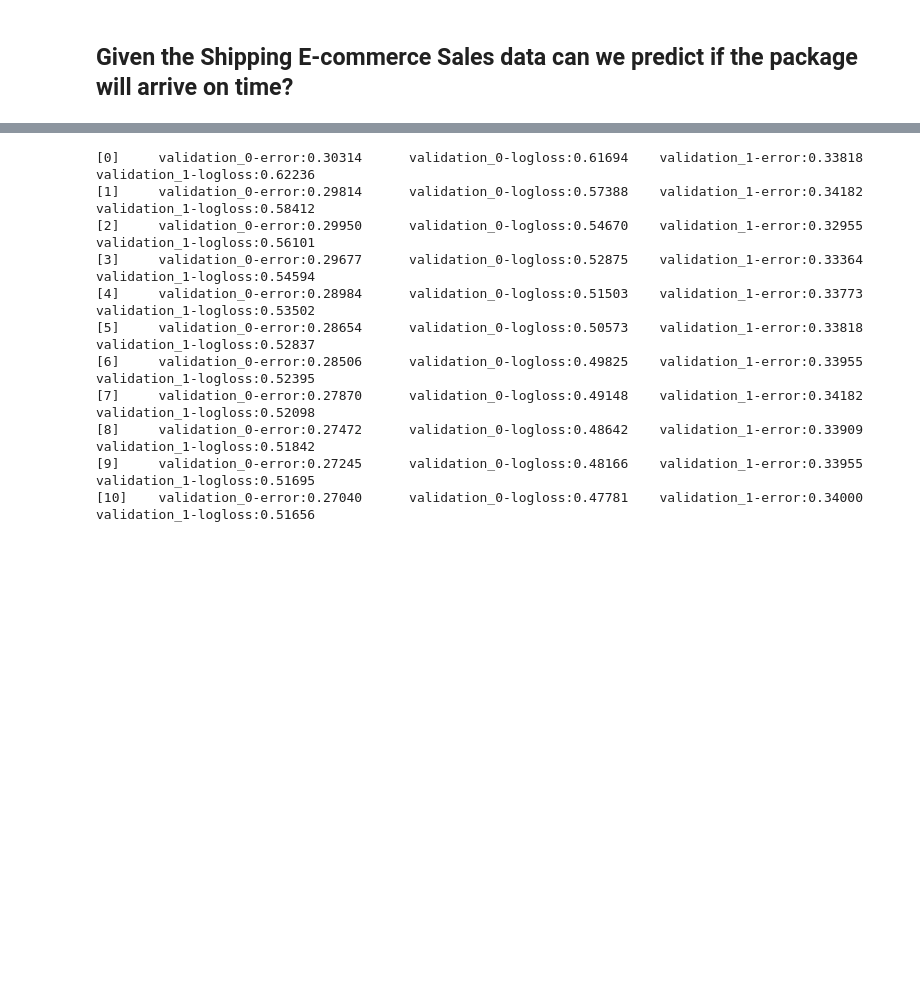
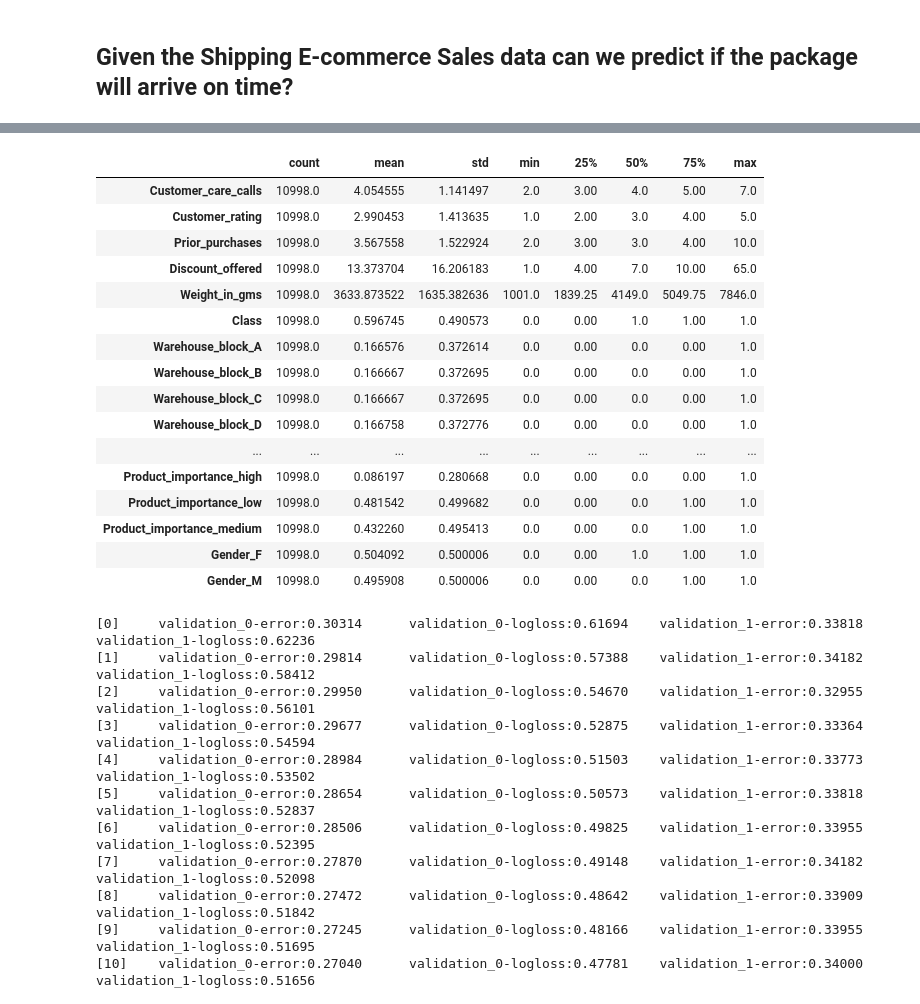
Before and after one commit to hgarza910/Shipping_ecommerce_proj, a Jupyter notebook: best_model.ipynb, the cells around one changed output, grey strips where cells are left out. Drawn from its saved outputs; the diff is of its cells as text; code cells hidden in the pictures; blank space fills up the shorter version.

```diff
--- a/best_model.ipynb
+++ b/best_model.ipynb
@@ -15,3 +48,23 @@ df_dum = pd.get_dummies(df_model)
+# %%
+df_dum.describe().T
+# %% [output]
+|  | count | mean | std | min | 25% | 50% | 75% | max |
+| Customer_care_calls | 10998.0 | 4.054555 | 1.141497 | 2.0 | 3.00 | 4.0 | 5.00 | 7.0 |
+| Customer_rating | 10998.0 | 2.990453 | 1.413635 | 1.0 | 2.00 | 3.0 | 4.00 | 5.0 |
+| Prior_purchases | 10998.0 | 3.567558 | 1.522924 | 2.0 | 3.00 | 3.0 | 4.00 | 10.0 |
+| Discount_offered | 10998.0 | 13.373704 | 16.206183 | 1.0 | 4.00 | 7.0 | 10.00 | 65.0 |
+| Weight_in_gms | 10998.0 | 3633.873522 | 1635.382636 | 1001.0 | 1839.25 | 4149.0 | 5049.75 | 7846.0 |
+| Class | 10998.0 | 0.596745 | 0.490573 | 0.0 | 0.00 | 1.0 | 1.00 | 1.0 |
+| Warehouse_block_A | 10998.0 | 0.166576 | 0.372614 | 0.0 | 0.00 | 0.0 | 0.00 | 1.0 |
+| Warehouse_block_B | 10998.0 | 0.166667 | 0.372695 | 0.0 | 0.00 | 0.0 | 0.00 | 1.0 |
+| Warehouse_block_C | 10998.0 | 0.166667 | 0.372695 | 0.0 | 0.00 | 0.0 | 0.00 | 1.0 |
+| Warehouse_block_D | 10998.0 | 0.166758 | 0.372776 | 0.0 | 0.00 | 0.0 | 0.00 | 1.0 |
+| ... | ... | ... | ... | ... | ... | ... | ... | ... |
+| Product_importance_high | 10998.0 | 0.086197 | 0.280668 | 0.0 | 0.00 | 0.0 | 0.00 | 1.0 |
+| Product_importance_low | 10998.0 | 0.481542 | 0.499682 | 0.0 | 0.00 | 0.0 | 1.00 | 1.0 |
+| Product_importance_medium | 10998.0 | 0.432260 | 0.495413 | 0.0 | 0.00 | 0.0 | 1.00 | 1.0 |
+| Gender_F | 10998.0 | 0.504092 | 0.500006 | 0.0 | 0.00 | 1.0 | 1.00 | 1.0 |
+| Gender_M | 10998.0 | 0.495908 | 0.500006 | 0.0 | 0.00 | 0.0 | 1.00 | 1.0 |
 # %%
 X = df_dum.drop('Class', axis=1)
 y = df_dum.Class.values
```
Also changed, not shown: parts of 21 cells of this notebook, 3 other files.
